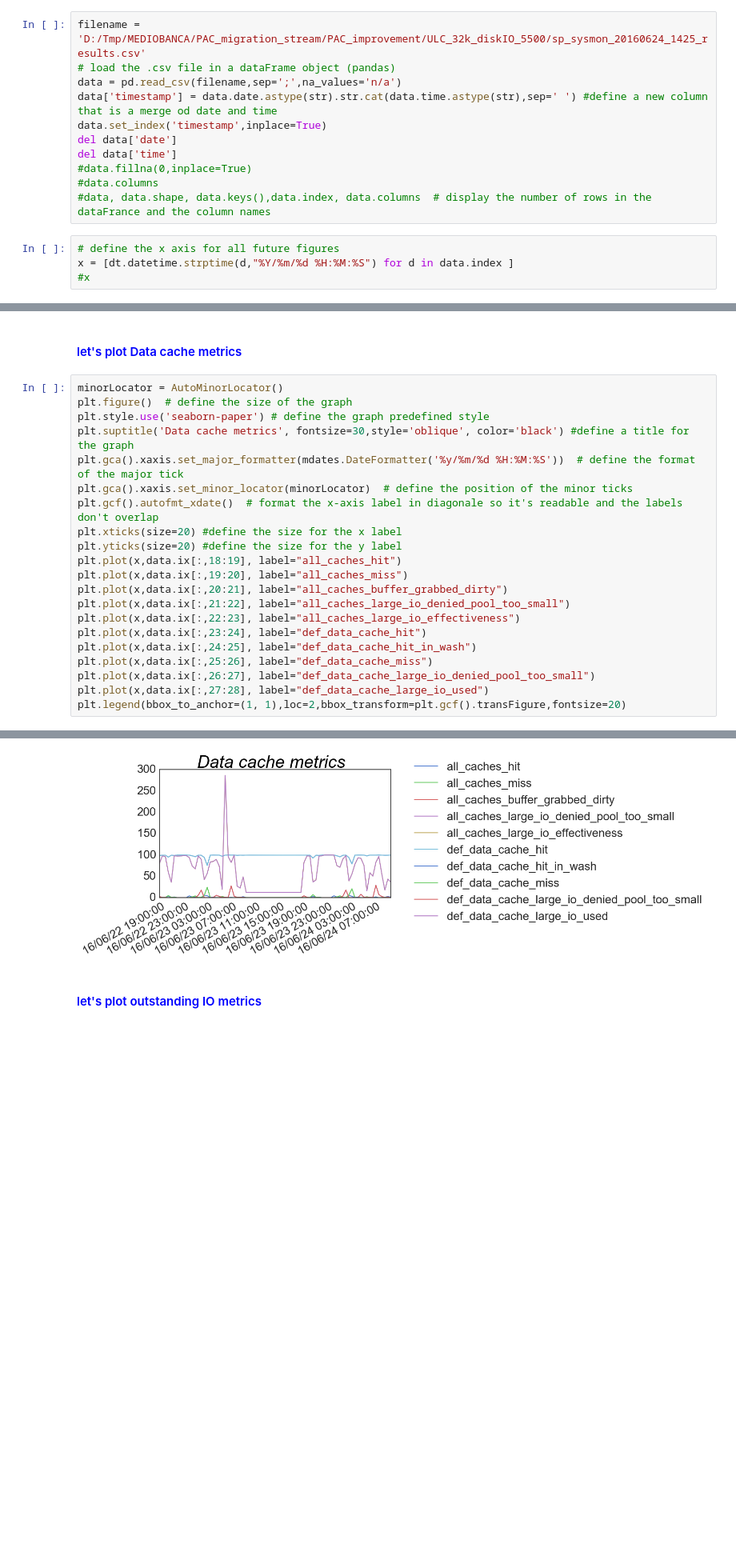
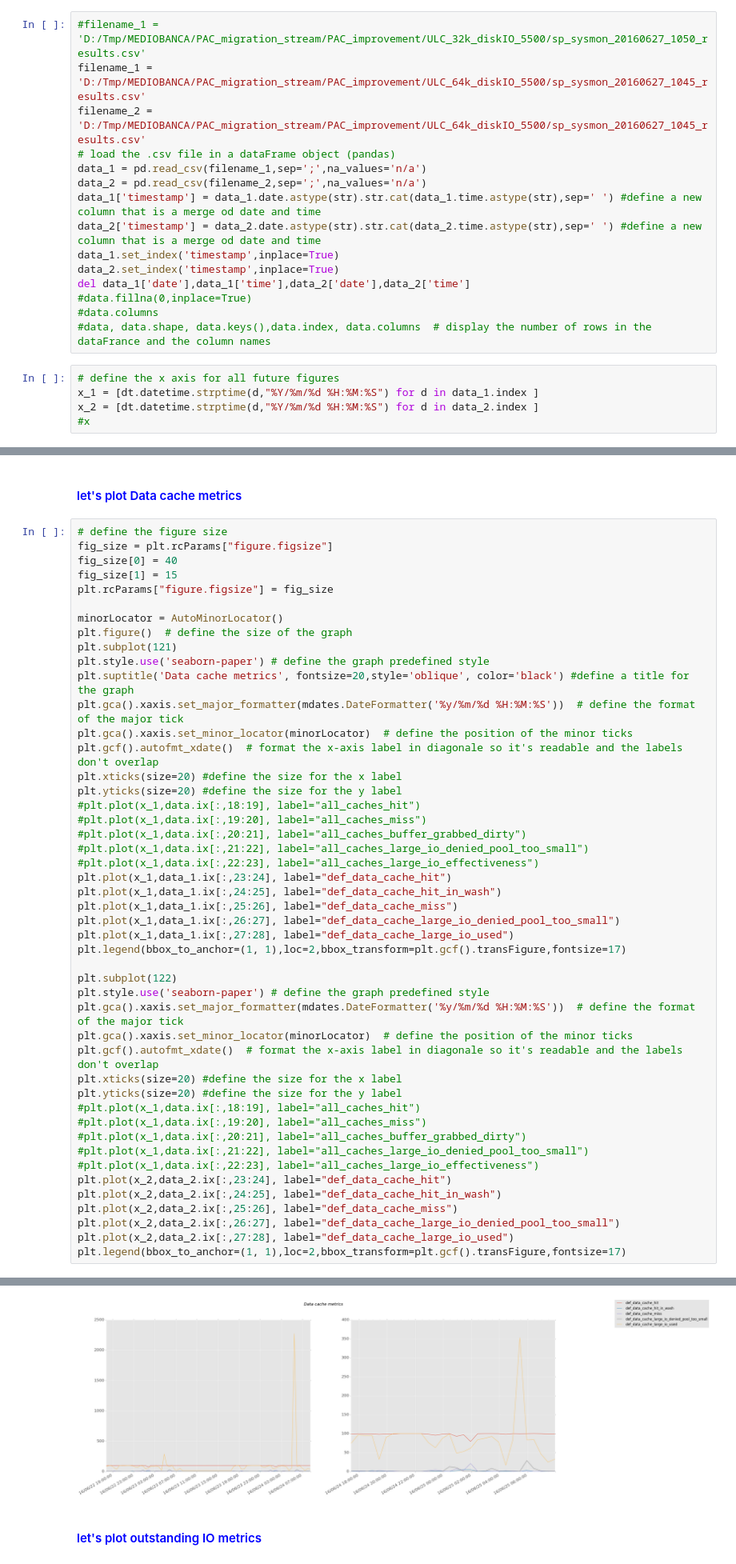
Before and after one commit to simonsouv/My_code, a Jupyter notebook: ipython/migop_graph_sp_sysmon.ipynb, the cells around one changed output, grey strips where cells are left out. Shown at 80% size. Cells and saved outputs as stored; diff of their text form; blank space fills up the shorter version.

```diff
--- a/ipython/migop_graph_sp_sysmon.ipynb
+++ b/ipython/migop_graph_sp_sysmon.ipynb
@@ -43,15 +43,20 @@ pd.options.display.mpl_style='default'
 # %%
-filename = 'D:/Tmp/MEDIOBANCA/PAC_migration_stream/PAC_improvement/ULC_32k_diskIO_5500/sp_sysmon_20160624_1425_results.csv'
+#filename_1 = 'D:/Tmp/MEDIOBANCA/PAC_migration_stream/PAC_improvement/ULC_32k_diskIO_5500/sp_sysmon_20160627_1050_results.csv'
+filename_1 = 'D:/Tmp/MEDIOBANCA/PAC_migration_stream/PAC_improvement/ULC_64k_diskIO_5500/sp_sysmon_20160627_1045_results.csv'
+filename_2 = 'D:/Tmp/MEDIOBANCA/PAC_migration_stream/PAC_improvement/ULC_64k_diskIO_5500/sp_sysmon_20160627_1045_results.csv'
 # load the .csv file in a dataFrame object (pandas)
-data = pd.read_csv(filename,sep=';',na_values='n/a')
-data['timestamp'] = data.date.astype(str).str.cat(data.time.astype(str),sep=' ') #define a new column that is a merge od date and time
-data.set_index('timestamp',inplace=True)
-del data['date']
-del data['time']
+data_1 = pd.read_csv(filename_1,sep=';',na_values='n/a')
+data_2 = pd.read_csv(filename_2,sep=';',na_values='n/a')
+data_1['timestamp'] = data_1.date.astype(str).str.cat(data_1.time.astype(str),sep=' ') #define a new column that is a merge od date and time
+data_2['timestamp'] = data_2.date.astype(str).str.cat(data_2.time.astype(str),sep=' ') #define a new column that is a merge od date and time
+data_1.set_index('timestamp',inplace=True)
+data_2.set_index('timestamp',inplace=True)
+del data_1['date'],data_1['time'],data_2['date'],data_2['time']
 #data.fillna(0,inplace=True)
 #data.columns
 #data, data.shape, data.keys(),data.index, data.columns  # display the number of rows in the dataFrance and the column names
 # %%
 # define the x axis for all future figures
-x = [dt.datetime.strptime(d,"%Y/%m/%d %H:%M:%S") for d in data.index ]
+x_1 = [dt.datetime.strptime(d,"%Y/%m/%d %H:%M:%S") for d in data_1.index ]
+x_2 = [dt.datetime.strptime(d,"%Y/%m/%d %H:%M:%S") for d in data_2.index ]
 #x
@@ -137,29 +238,55 @@ plt.legend(bbox_to_anchor=(1, 1),loc=2,bbox_transform=plt.gcf().transFigure,font
 # %% [markdown]
 #### <font color='blue'> let's plot Data cache metrics </font>
 # %%
+# define the figure size
+fig_size = plt.rcParams["figure.figsize"]
+fig_size[0] = 40
+fig_size[1] = 15
+plt.rcParams["figure.figsize"] = fig_size
+
 minorLocator = AutoMinorLocator()
 plt.figure()  # define the size of the graph
+plt.subplot(121)
 plt.style.use('seaborn-paper') # define the graph predefined style
-plt.suptitle('Data cache metrics', fontsize=30,style='oblique', color='black') #define a title for the graph
+plt.suptitle('Data cache metrics', fontsize=20,style='oblique', color='black') #define a title for the graph
 plt.gca().xaxis.set_major_formatter(mdates.DateFormatter('%y/%m/%d %H:%M:%S'))  # define the format of the major tick
 plt.gca().xaxis.set_minor_locator(minorLocator)  # define the position of the minor ticks
 plt.gcf().autofmt_xdate()  # format the x-axis label in diagonale so it's readable and the labels don't overlap
 plt.xticks(size=20) #define the size for the x label
 plt.yticks(size=20) #define the size for the y label
-plt.plot(x,data.ix[:,18:19], label="all_caches_hit")
-plt.plot(x,data.ix[:,19:20], label="all_caches_miss")
-plt.plot(x,data.ix[:,20:21], label="all_caches_buffer_grabbed_dirty")
-plt.plot(x,data.ix[:,21:22], label="all_caches_large_io_denied_pool_too_small")
-plt.plot(x,data.ix[:,22:23], label="all_caches_large_io_effectiveness")
-plt.plot(x,data.ix[:,23:24], label="def_data_cache_hit")
-plt.plot(x,data.ix[:,24:25], label="def_data_cache_hit_in_wash")
-plt.plot(x,data.ix[:,25:26], label="def_data_cache_miss")
-plt.plot(x,data.ix[:,26:27], label="def_data_cache_large_io_denied_pool_too_small")
-plt.plot(x,data.ix[:,27:28], label="def_data_cache_large_io_used")
-plt.legend(bbox_to_anchor=(1, 1),loc=2,bbox_transform=plt.gcf().transFigure,fontsize=20)
+#plt.plot(x_1,data.ix[:,18:19], label="all_caches_hit")
+#plt.plot(x_1,data.ix[:,19:20], label="all_caches_miss")
+#plt.plot(x_1,data.ix[:,20:21], label="all_caches_buffer_grabbed_dirty")
+#plt.plot(x_1,data.ix[:,21:22], label="all_caches_large_io_denied_pool_too_small")
+#plt.plot(x_1,data.ix[:,22:23], label="all_caches_large_io_effectiveness")
+plt.plot(x_1,data_1.ix[:,23:24], label="def_data_cache_hit")
+plt.plot(x_1,data_1.ix[:,24:25], label="def_data_cache_hit_in_wash")
+plt.plot(x_1,data_1.ix[:,25:26], label="def_data_cache_miss")
+plt.plot(x_1,data_1.ix[:,26:27], label="def_data_cache_large_io_denied_pool_too_small")
+plt.plot(x_1,data_1.ix[:,27:28], label="def_data_cache_large_io_used")
+plt.legend(bbox_to_anchor=(1, 1),loc=2,bbox_transform=plt.gcf().transFigure,fontsize=17)
+
+plt.subplot(122)
+plt.style.use('seaborn-paper') # define the graph predefined style
+plt.gca().xaxis.set_major_formatter(mdates.DateFormatter('%y/%m/%d %H:%M:%S'))  # define the format of the major tick
+plt.gca().xaxis.set_minor_locator(minorLocator)  # define the position of the minor ticks
+plt.gcf().autofmt_xdate()  # format the x-axis label in diagonale so it's readable and the labels don't overlap
+plt.xticks(size=20) #define the size for the x label
+plt.yticks(size=20) #define the size for the y label
+#plt.plot(x_1,data.ix[:,18:19], label="all_caches_hit")
+#plt.plot(x_1,data.ix[:,19:20], label="all_caches_miss")
+#plt.plot(x_1,data.ix[:,20:21], label="all_caches_buffer_grabbed_dirty")
+#plt.plot(x_1,data.ix[:,21:22], label="all_caches_large_io_denied_pool_too_small")
+#plt.plot(x_1,data.ix[:,22:23], label="all_caches_large_io_effectiveness")
+plt.plot(x_2,data_2.ix[:,23:24], label="def_data_cache_hit")
+plt.plot(x_2,data_2.ix[:,24:25], label="def_data_cache_hit_in_wash")
+plt.plot(x_2,data_2.ix[:,25:26], label="def_data_cache_miss")
+plt.plot(x_2,data_2.ix[:,26:27], label="def_data_cache_large_io_denied_pool_too_small")
+plt.plot(x_2,data_2.ix[:,27:28], label="def_data_cache_large_io_used")
+plt.legend(bbox_to_anchor=(1, 1),loc=2,bbox_transform=plt.gcf().transFigure,fontsize=17)
 # %% [output]
 <matplotlib.legend.Legend at 0x...>
-[figure, old version]
+[figure, new version]
 # %% [markdown]
 #### <font color='blue'> let's plot outstanding IO metrics </font>
 # %%
```
Also changed, not shown: parts of 10 cells of this notebook, 5 other files.
